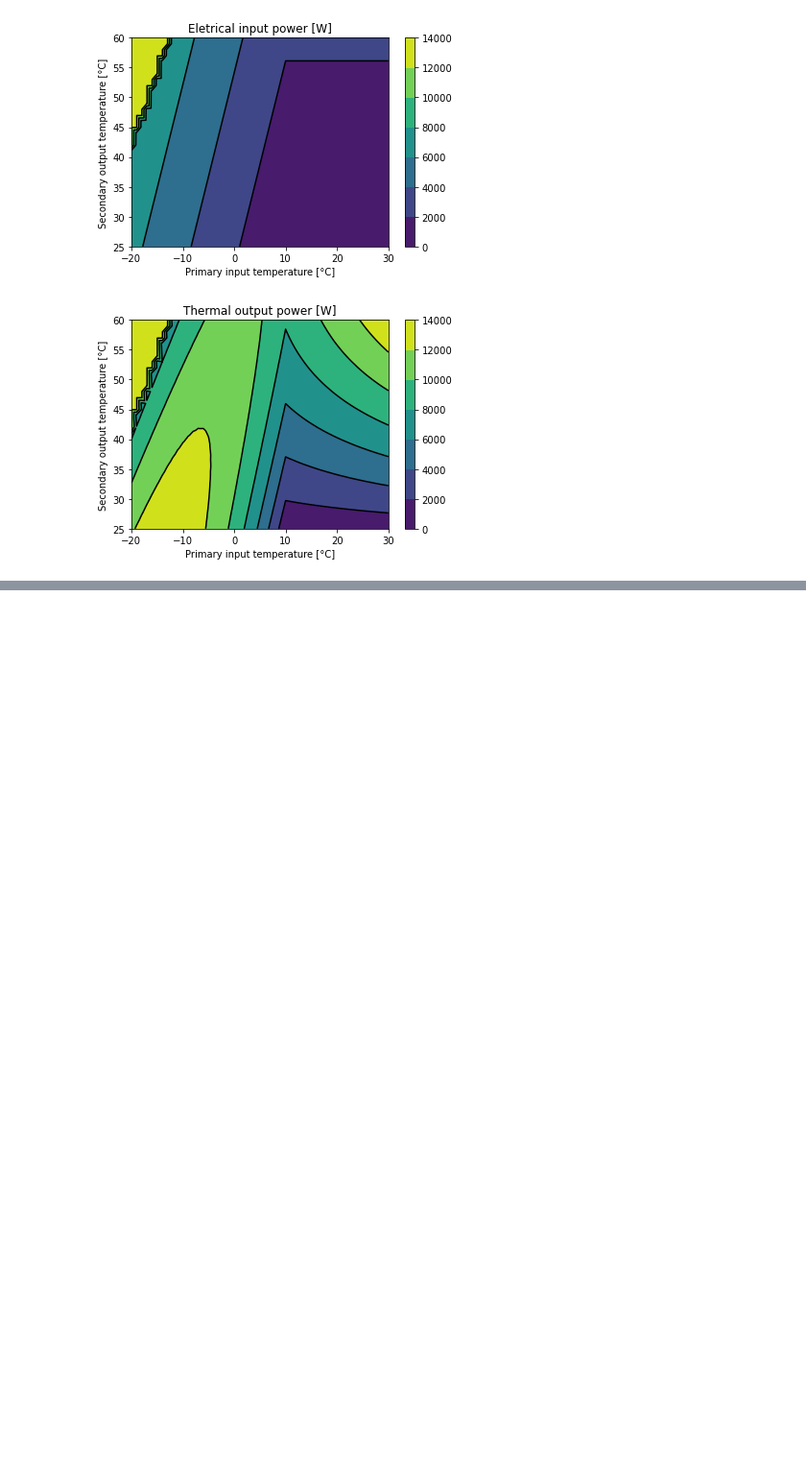
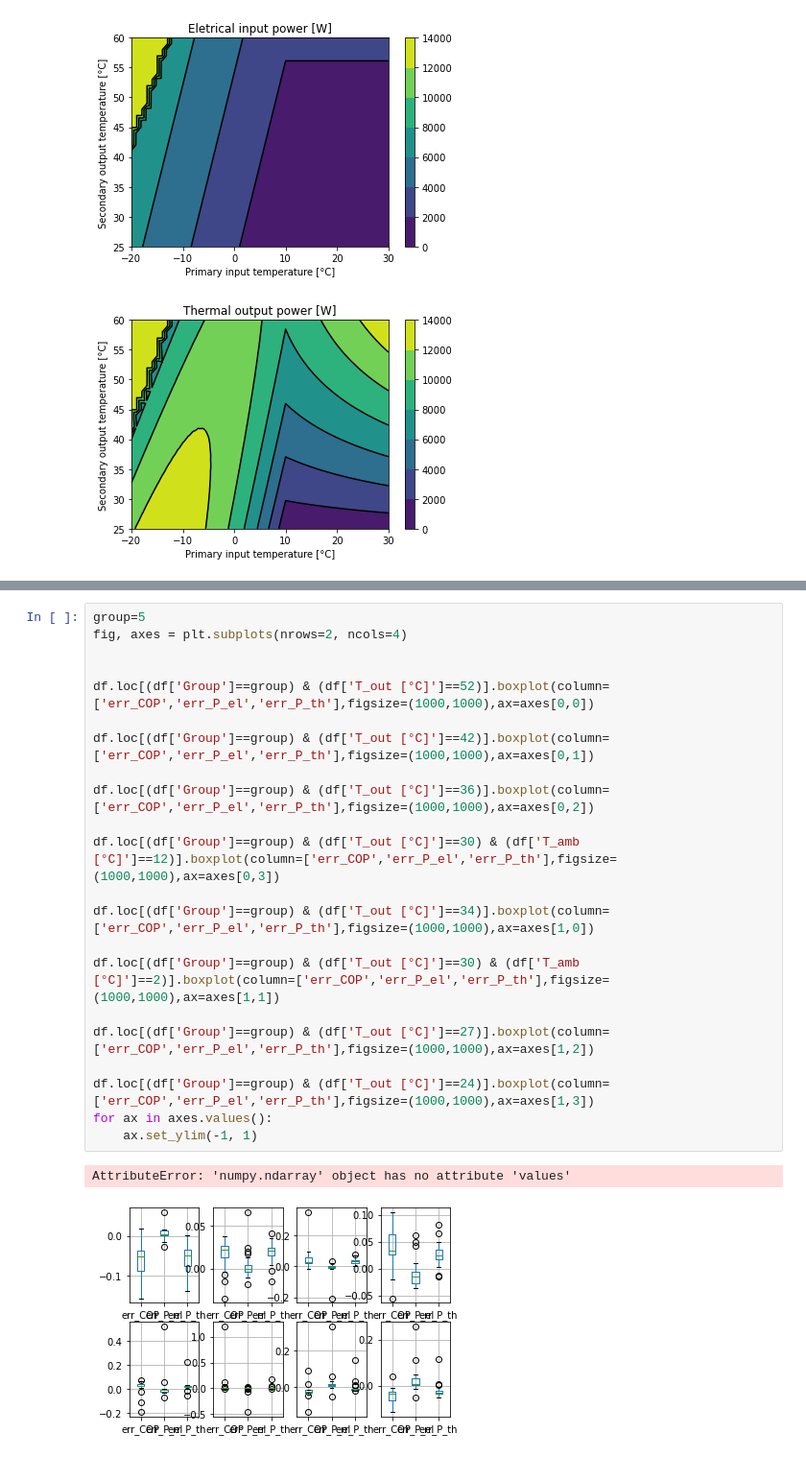
Before and after one commit to FZJ-IEK3-VSA/hplib, a Jupyter notebook: Documentation.ipynb, the cells around one changed output, grey strips where cells are left out. Shown at 96% size. Cells and saved outputs as stored; diff of their text form; blank space fills up the shorter version.

```diff
--- a/Documentation.ipynb
+++ b/Documentation.ipynb
@@ -227,0 +211,25 @@ df
+# %%
+group=5
+fig, axes = plt.subplots(nrows=2, ncols=4)
+
+
+df.loc[(df['Group']==group) & (df['T_out [°C]']==52)].boxplot(column=['err_COP','err_P_el','err_P_th'],figsize=(1000,1000),ax=axes[0,0])
+
+df.loc[(df['Group']==group) & (df['T_out [°C]']==42)].boxplot(column=['err_COP','err_P_el','err_P_th'],figsize=(1000,1000),ax=axes[0,1])
+
+df.loc[(df['Group']==group) & (df['T_out [°C]']==36)].boxplot(column=['err_COP','err_P_el','err_P_th'],figsize=(1000,1000),ax=axes[0,2])
+
+df.loc[(df['Group']==group) & (df['T_out [°C]']==30) & (df['T_amb [°C]']==12)].boxplot(column=['err_COP','err_P_el','err_P_th'],figsize=(1000,1000),ax=axes[0,3])
+
+df.loc[(df['Group']==group) & (df['T_out [°C]']==34)].boxplot(column=['err_COP','err_P_el','err_P_th'],figsize=(1000,1000),ax=axes[1,0])
+
+df.loc[(df['Group']==group) & (df['T_out [°C]']==30) & (df['T_amb [°C]']==2)].boxplot(column=['err_COP','err_P_el','err_P_th'],figsize=(1000,1000),ax=axes[1,1])
+
+df.loc[(df['Group']==group) & (df['T_out [°C]']==27)].boxplot(column=['err_COP','err_P_el','err_P_th'],figsize=(1000,1000),ax=axes[1,2])
+
+df.loc[(df['Group']==group) & (df['T_out [°C]']==24)].boxplot(column=['err_COP','err_P_el','err_P_th'],figsize=(1000,1000),ax=axes[1,3])
+for ax in axes.values():
+    ax.set_ylim(-1, 1)
+# %% [output]
+AttributeError: 'numpy.ndarray' object has no attribute 'values'
+[figure, added]
```
Also changed, not shown: parts of 5 cells of this notebook.
